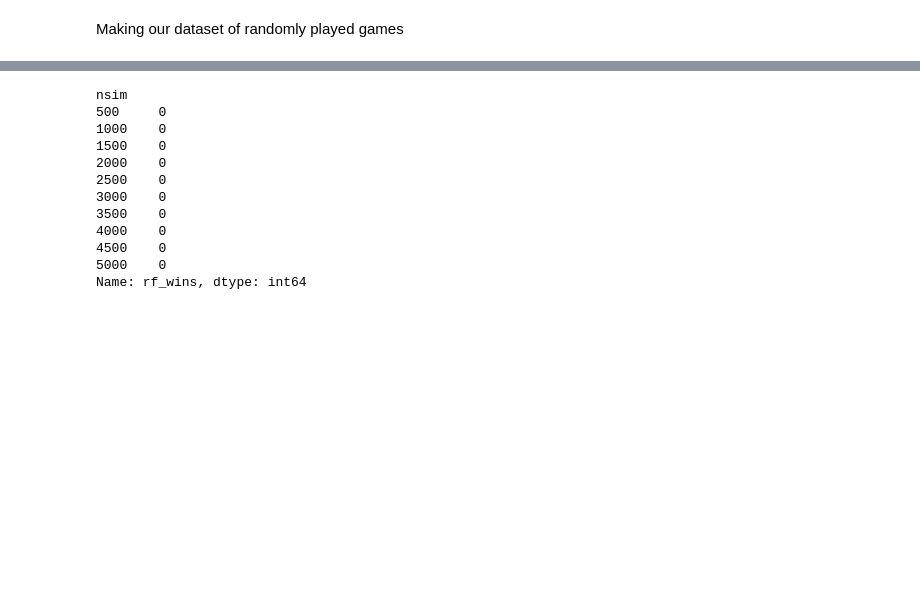
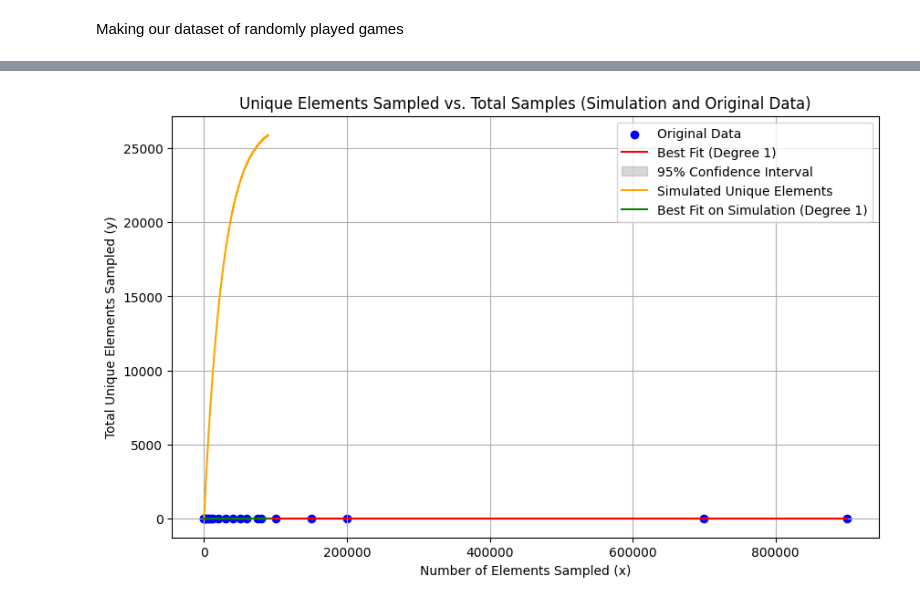
Before and after one commit to IanKeilman/TTTbot-, a Jupyter notebook: jic-jac-joe.ipynb, the cells around one changed output, grey strips where cells are left out. Drawn from its saved outputs; the diff is of its cells as text; code cells hidden in the pictures; blank space fills up the shorter version.

```diff
--- a/jic-jac-joe.ipynb
+++ b/jic-jac-joe.ipynb
@@ -969,16 +487,41 @@ print(test_summary)
-# %%
-test_summary.groupby('nsim')['rf_wins'].sum()
-# %% [output]
-nsim
-500     0
-1000    0
-1500    0
-2000    0
-2500    0
-3000    0
-3500    0
-4000    0
-4500    0
-5000    0
-Name: rf_wins, dtype: int64
+# %%
+N = 26830  # Total unique elements
+max_samples = 90000  # Maximum samples to draw
+step = 100  # Step size for plotting
+iterations = 10  # Number of simulations for averaging
+
+# Simulation
+unique_counts = []
+for n in range(1, max_samples + 1, step):
+    total_unique = []
+    for _ in range(iterations):
+        sampled = np.random.choice(N, n, replace=True)
+        total_unique.append(len(set(sampled)))
+    unique_counts.append(np.mean(total_unique))
+    unique_counts_df = pd.DataFrame(unique_counts, columns=['Total Unique Elements Sampled'])
+    unique_counts_df.to_csv('unique_counts.csv', index=False)
+
+
+# Plot the original data and the best fit line
+plt.figure(figsize=(10, 6))
+plt.scatter(nsim_values, draw_rate, color='blue', label='Original Data')
+plt.plot(x_fit, y_fit, color='red', label=f'Best Fit (Degree {best_degree})')
+plt.fill_between(x_fit, ci_lower, ci_upper, color='gray', alpha=0.3, label='95% Confidence Interval')
+
+# Plot the simulated unique counts
+plt.plot(range(1, max_samples + 1, step), unique_counts, label='Simulated Unique Elements', color='orange')
+
+# Plot the regression line from the best model on the simulated data
+y_fit_simulation = best_model(range(1, max_samples + 1, step))
+plt.plot(range(1, max_samples + 1, step), y_fit_simulation, label=f'Best Fit on Simulation (Degree {best_degree})', color='green')
+
+# Customize the plot
+plt.xlabel('Number of Elements Sampled (x)')
+plt.ylabel('Total Unique Elements Sampled (y)')
+plt.title('Unique Elements Sampled vs. Total Samples (Simulation and Original Data)')
+plt.legend()
+plt.grid()
+plt.show()
+# %% [output]
+[figure, added]
 # %%
```
Also changed, not shown: parts of 19 cells of this notebook, 4 other files.
